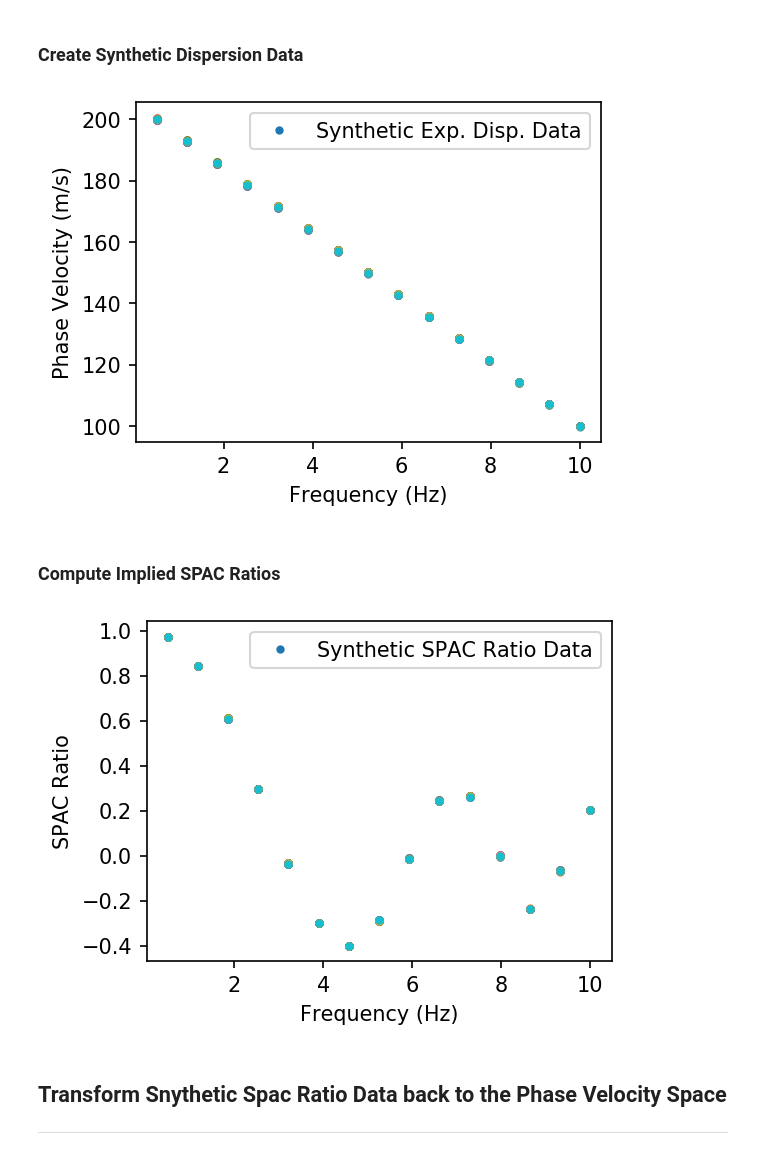
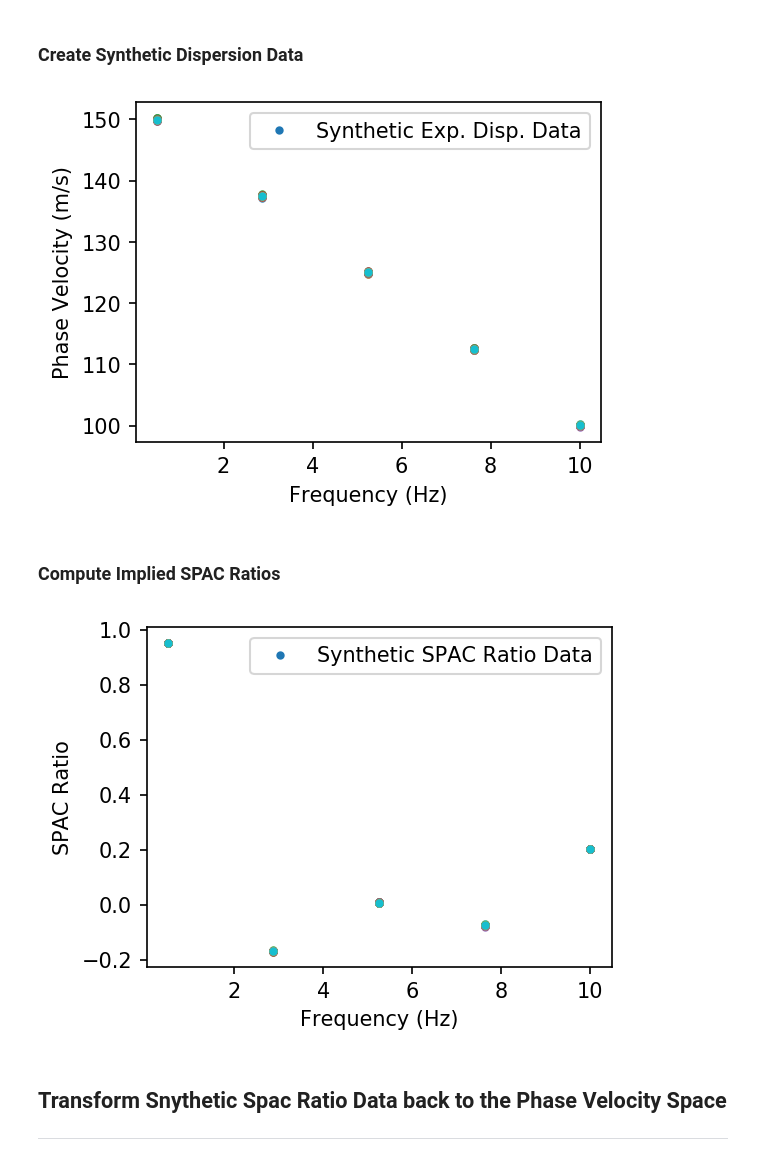
Before and after one commit to jpvantassel/swprocess, a Jupyter notebook: examples/other/mspac_procedure.ipynb, the cells around one changed output. Saved outputs shown, nothing was run; the diff lists cells and outputs as text; code cells hidden in the pictures.

```diff
--- a/examples/other/mspac_procedure.ipynb
+++ b/examples/other/mspac_procedure.ipynb
@@ -17,34 +17,34 @@ import swprocess
 # %%
 rng = np.random.default_rng(1824)
 
-n = 15
+n = 5
 frqs = np.linspace(0.5, 10, n)
-mean = np.linspace(200, 100, n)
+mean = np.linspace(150, 100, n)
 std = mean * np.linspace(0.001, 0.001, n)
 
 cov = np.ones((n, n))
 rho = 5
 std2 = std*std
 rho2 = rho*rho
 for row, f in enumerate(frqs):
     diff = f-frqs
     cov[row] = std2*np.exp(-0.5*diff*diff/rho2)
 
 edd = rng.multivariate_normal(mean=mean, cov=cov, size=(30), tol=1E-6)
 
 fig, ax = plt.subplots(figsize=(4,3), dpi=150)
 
 label = "Synthetic Exp. Disp. Data"
 for ed in edd:
     ax.plot(frqs, ed, marker=".", linestyle="", label=label)
     label = ""
 
 ax.legend(loc="upper right")
 ax.set_xlabel("Frequency (Hz)")
 ax.set_ylabel("Phase Velocity (m/s)")
 plt.show()
 # %% [output]
-[figure, old version]
+[figure, new version]
 # %% [markdown]
 ### Compute Implied SPAC Ratios
 # %%
@@ -70,7 +70,7 @@ ax.set_xlabel("Frequency (Hz)")
 ax.set_ylabel("SPAC Ratio")
 plt.show()
 # %% [output]
-[figure, old version]
+[figure, new version]
 # %% [markdown]
 ## Transform Snythetic Spac Ratio Data back to the Phase Velocity Space
 ---
```
Also changed, not shown: parts of 3 cells of this notebook, 2 other files.
